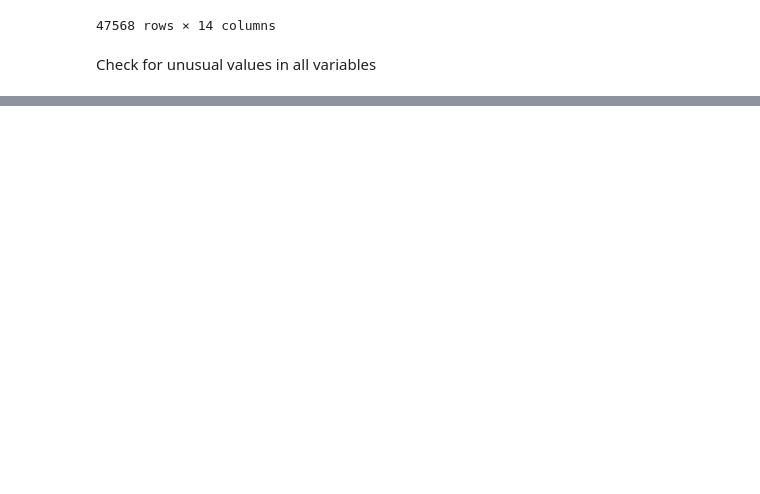
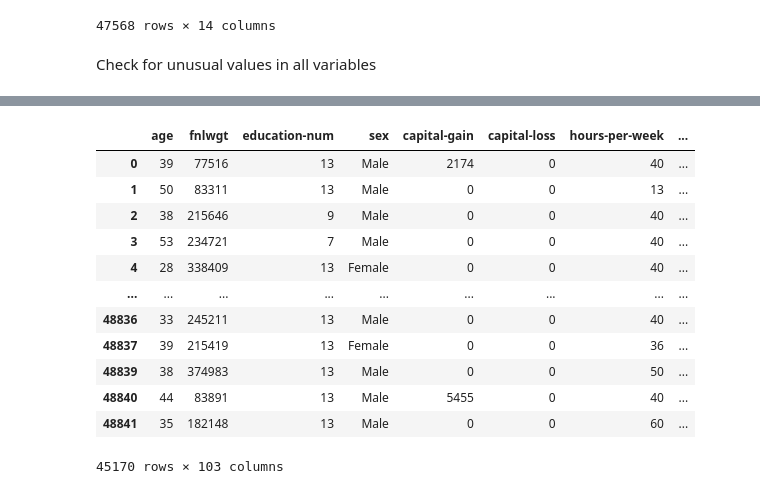
Before and after one commit to CP322-Machine-Learning-Group/Mini-Project-1, a Jupyter notebook: 322 a1t1.ipynb, the cells around one changed output, grey strips where cells are left out. Saved outputs shown, nothing was run; the diff lists cells and outputs as text; code cells hidden in the pictures; blank space fills up the shorter version.

Commit message:
One-hot-encoded all cat vars
Also cleaned up formatting a bit for readability

```diff
--- a/322 a1t1.ipynb
+++ b/322 a1t1.ipynb
@@ -261,0 +105,19 @@ X_cleaned
+# %%
+# One-hot-encoded all categorical vars
+X_dummies = pd.get_dummies(X_cleaned, columns = ['workclass', 'education', 'marital-status', 'occupation',
+                             'relationship', 'race', 'native-country'])
+X_dummies
+# %% [output]
+|  | age | fnlwgt | education-num | sex | capital-gain | capital-loss | hours-per-week | ... |
+| 0 | 39 | 77516 | 13 | Male | 2174 | 0 | 40 | ... |
+| 1 | 50 | 83311 | 13 | Male | 0 | 0 | 13 | ... |
+| 2 | 38 | 215646 | 9 | Male | 0 | 0 | 40 | ... |
+| 3 | 53 | 234721 | 7 | Male | 0 | 0 | 40 | ... |
+| 4 | 28 | 338409 | 13 | Female | 0 | 0 | 40 | ... |
+| ... | ... | ... | ... | ... | ... | ... | ... | ... |
+| 48836 | 33 | 245211 | 13 | Male | 0 | 0 | 40 | ... |
+| 48837 | 39 | 215419 | 13 | Female | 0 | 0 | 36 | ... |
+| 48839 | 38 | 374983 | 13 | Male | 0 | 0 | 50 | ... |
+| 48840 | 44 | 83891 | 13 | Male | 5455 | 0 | 40 | ... |
+| 48841 | 35 | 182148 | 13 | Male | 0 | 0 | 60 | ... |
+45170 rows × 103 columns
```
Also changed, not shown: parts of 17 cells of this notebook.
